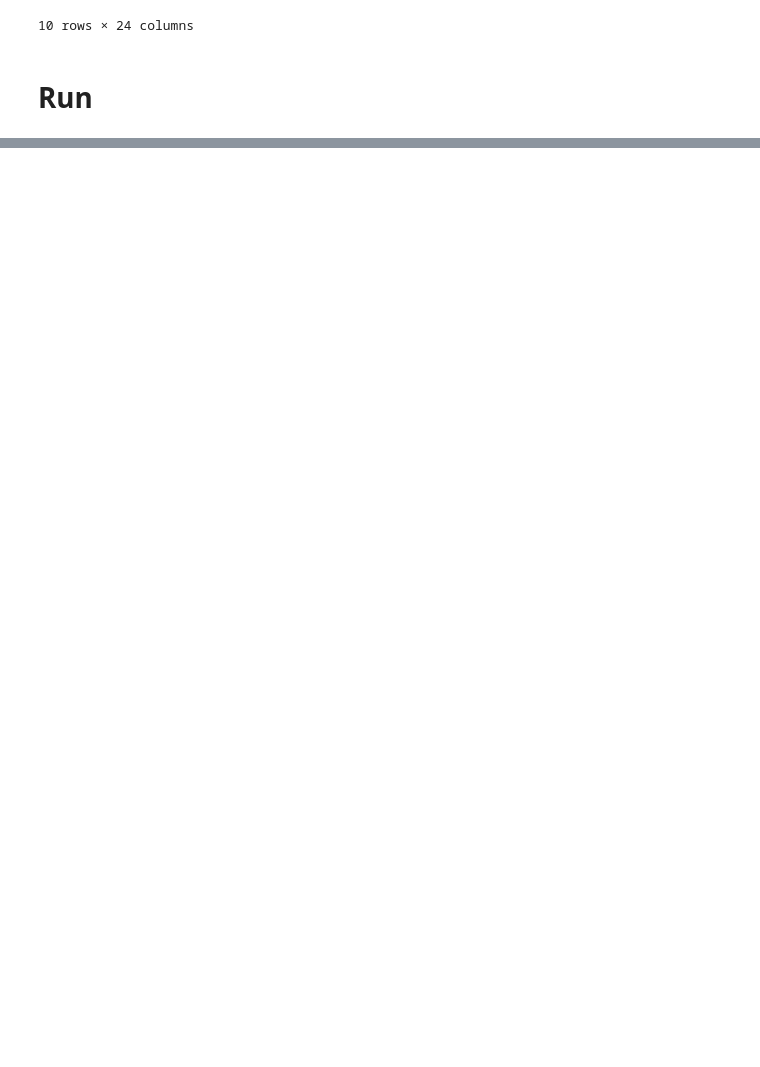
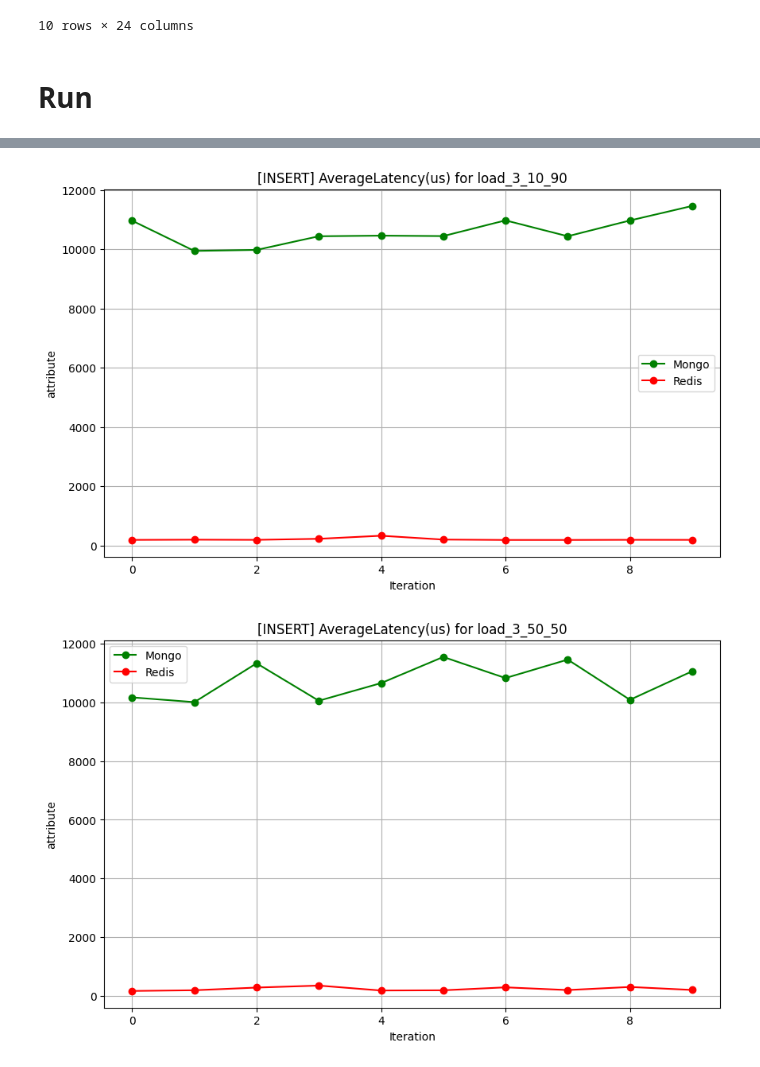
Before and after one commit to nicolegros/quantum-nebula, a Jupyter notebook: src/01-dataextract.ipynb, the cells around one changed output, grey strips where cells are left out. Cells and saved outputs as stored; diff of their text form; code cells hidden in the pictures; blank space fills up the shorter version.

```diff
--- a/src/01-dataextract.ipynb
+++ b/src/01-dataextract.ipynb
@@ -93,0 +80,9 @@ pd.read_csv('../data/clean/mongo/3_10_90_run.csv')
+# %%
+def load_dataframe_pairs(option):
+    mongo_file_path = f'../data/clean/mongo/{option}.csv'
+    redis_file_path = f'../data/clean/redis/{option}.csv'
+
+    mongo_df = pd.read_csv(mongo_file_path)
+    redis_df = pd.read_csv(redis_file_path)
+
+    return [(mongo_df, redis_df)]
@@ -93,0 +126,30 @@ pd.read_csv('../data/clean/mongo/3_10_90_run.csv')
+# %%
+def display_compared_attribute(df_mongo, df_redis, attribute, option):
+    plt.figure(figsize=(10, 6))
+    plt.plot(df_mongo[attribute], marker='o', color='g', linestyle='-', label='Mongo')
+    plt.plot(df_redis[attribute], marker='o', color='r', linestyle='-', label='Redis')
+    plt.title(attribute + " for " + option)
+    plt.xlabel('Iteration')
+    plt.ylabel('attribute')
+    plt.grid(True)
+    plt.legend()
+    plt.show()
+# %%
+options = ['load_3_10_90', 'load_3_50_50', 'load_5_10_90', 'load_5_50_50', 'run_3_10_90', 'run_3_50_50', 'run_5_10_90', 'run_5_50_50']
+
+attributes_load = ['[INSERT] AverageLatency(us)']
+attributes_run = ['[READ] AverageLatency(us)', '[UPDATE] AverageLatency(us)']
+
+for option in options:
+    pairs = load_dataframe_pairs(option)
+    for i, pair in enumerate(pairs, start=1):
+        mongo_df, redis_df = pair
+        if option.startswith('load'):
+            for attribute in attributes_load:
+                display_compared_attribute(mongo_df, redis_df, attribute, option)
+        else:
+            for attribute in attributes_run:
+                display_compared_attribute(mongo_df, redis_df, attribute, option)
+# %% [output]
+[figure, added]
+[figure, added]
```
Also changed, not shown: parts of 13 cells of this notebook.
